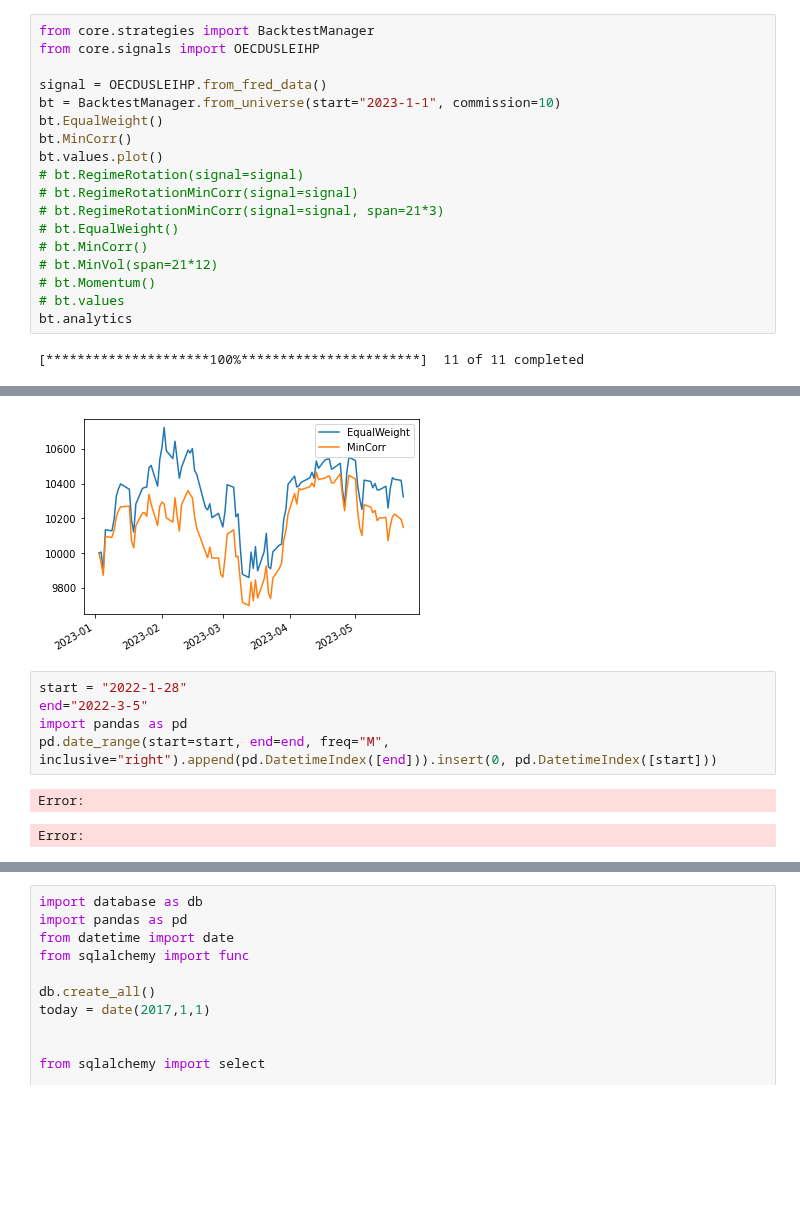
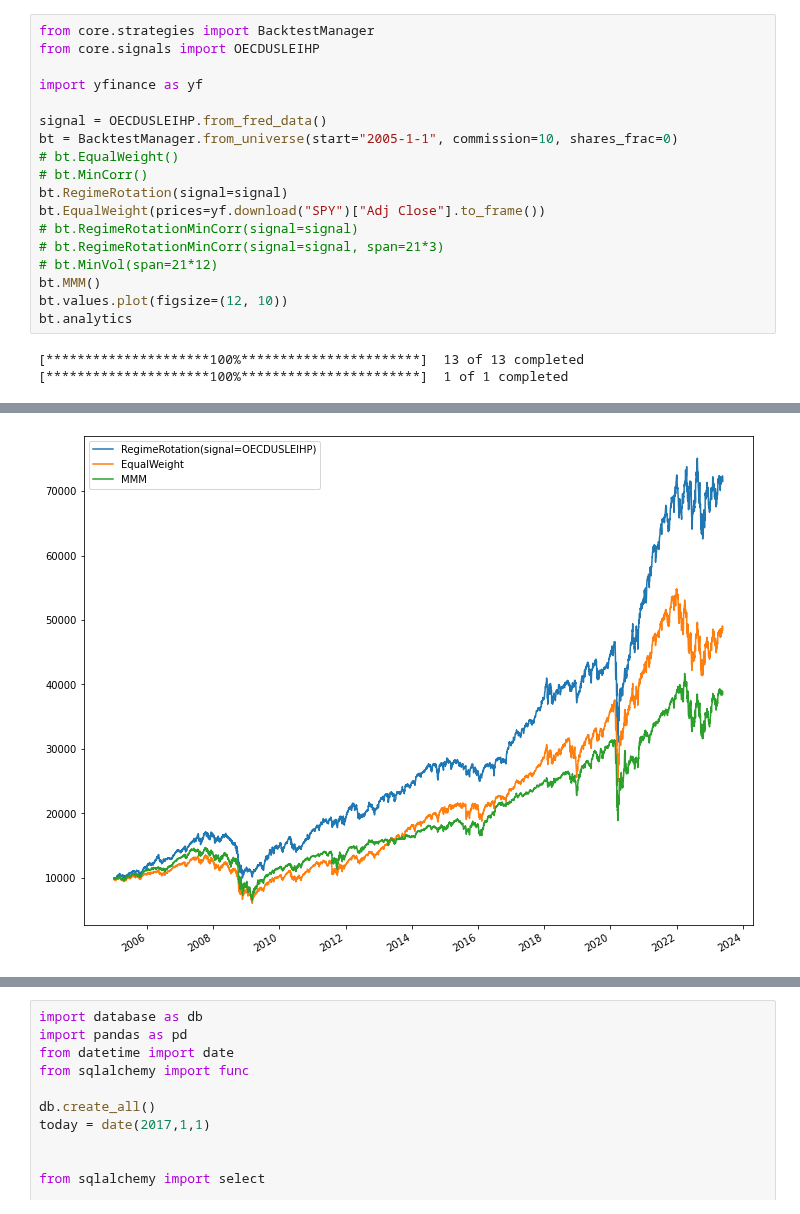
Before and after one commit to HTF1125/RobertLab, a Jupyter notebook: src/test.ipynb, the cells around one changed output, grey strips where cells are left out. Drawn from its saved outputs; the diff is of its cells as text; blank space fills up the shorter version.

```diff
--- a/src/test.ipynb
+++ b/src/test.ipynb
@@ -2,19 +2,20 @@
 from core.strategies import BacktestManager
 from core.signals import OECDUSLEIHP
 
+import yfinance as yf
+
 signal = OECDUSLEIHP.from_fred_data()
-bt = BacktestManager.from_universe(start="2023-1-1", commission=10)
-bt.EqualWeight()
-bt.MinCorr()
-bt.values.plot()
-# bt.RegimeRotation(signal=signal)
+bt = BacktestManager.from_universe(start="2005-1-1", commission=10, shares_frac=0)
+# bt.EqualWeight()
+# bt.MinCorr()
+bt.RegimeRotation(signal=signal)
+bt.EqualWeight(prices=yf.download("SPY")["Adj Close"].to_frame())
 # bt.RegimeRotationMinCorr(signal=signal)
 # bt.RegimeRotationMinCorr(signal=signal, span=21*3)
-# bt.EqualWeight()
-# bt.MinCorr()
 # bt.MinVol(span=21*12)
-# bt.Momentum()
-# bt.values
+bt.MMM()
+bt.values.plot(figsize=(12, 10))
 bt.analytics
 # %% [output]
-[*********************100%***********************]  11 of 11 completed
+[*********************100%***********************]  13 of 13 completed
+[*********************100%***********************]  1 of 1 completed
@@ -34,9 +35 @@ bt.analytics
-[figure, old version]
+[figure, new version]
-# %%
-start = "2022-1-28"
-end="2022-3-5"
-import pandas as pd
-pd.date_range(start=start, end=end, freq="M", inclusive="right").append(pd.DatetimeIndex([end])).insert(0, pd.DatetimeIndex([start]))
-# %% [output]
-Error:
-Error:
```
Also changed, not shown: parts of 4 cells of this notebook, 11 other files.
